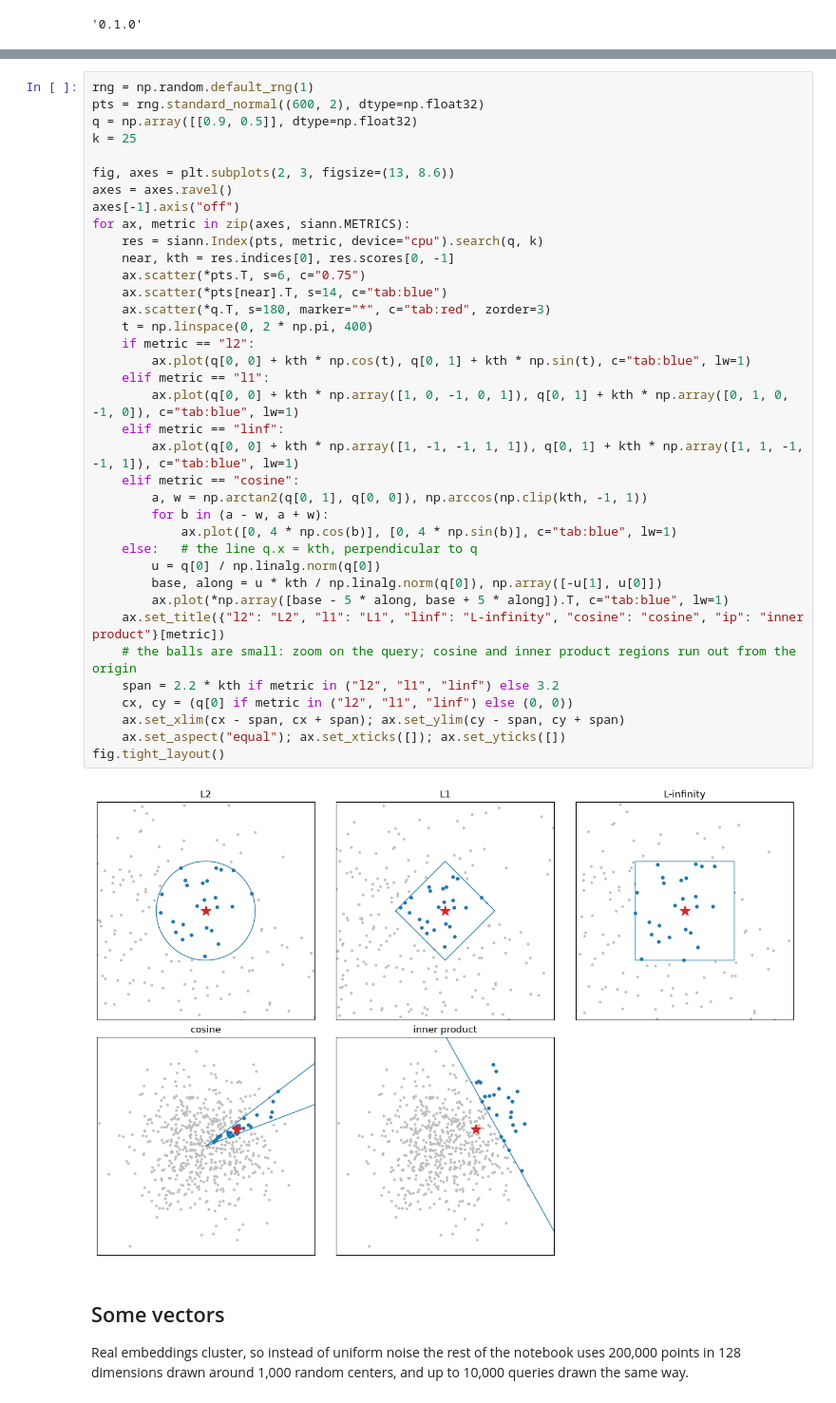
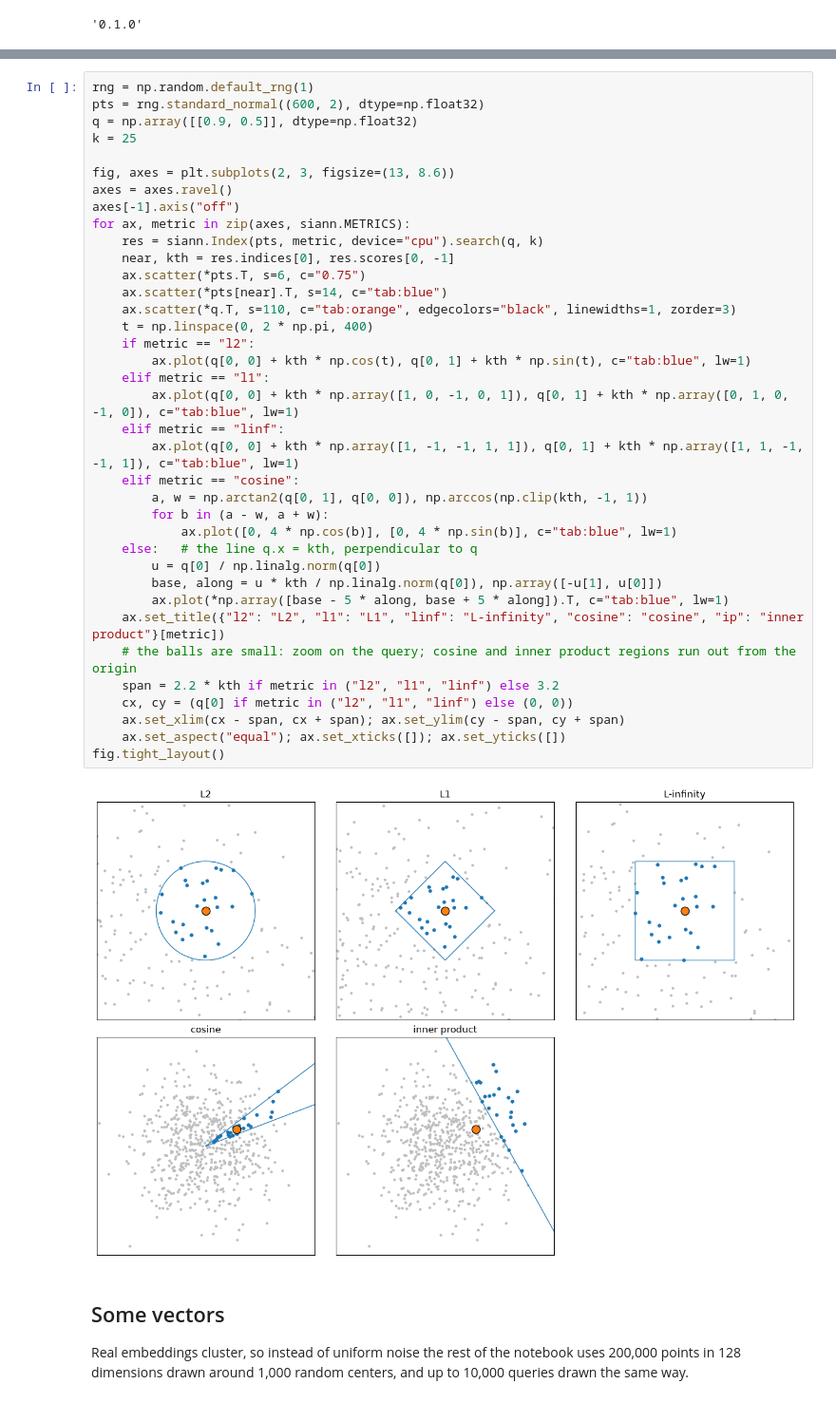
Before and after one commit to vglazer/siann, a Jupyter notebook: examples/quickstart.ipynb, the cells around one changed output, grey strips where cells are left out. Shown at 95% size. Drawn from its saved outputs; the diff is of its cells as text.

```diff
--- a/examples/quickstart.ipynb
+++ b/examples/quickstart.ipynb
@@ -47,35 +47,35 @@ fig, axes = plt.subplots(2, 3, figsize=(13, 8.6))
 axes = axes.ravel()
 axes[-1].axis("off")
 for ax, metric in zip(axes, siann.METRICS):
     res = siann.Index(pts, metric, device="cpu").search(q, k)
     near, kth = res.indices[0], res.scores[0, -1]
     ax.scatter(*pts.T, s=6, c="0.75")
     ax.scatter(*pts[near].T, s=14, c="tab:blue")
-    ax.scatter(*q.T, s=180, marker="*", c="tab:red", zorder=3)
+    ax.scatter(*q.T, s=110, c="tab:orange", edgecolors="black", linewidths=1, zorder=3)
     t = np.linspace(0, 2 * np.pi, 400)
     if metric == "l2":
         ax.plot(q[0, 0] + kth * np.cos(t), q[0, 1] + kth * np.sin(t), c="tab:blue", lw=1)
     elif metric == "l1":
         ax.plot(q[0, 0] + kth * np.array([1, 0, -1, 0, 1]), q[0, 1] + kth * np.array([0, 1, 0, -1, 0]), c="tab:blue", lw=1)
     elif metric == "linf":
         ax.plot(q[0, 0] + kth * np.array([1, -1, -1, 1, 1]), q[0, 1] + kth * np.array([1, 1, -1, -1, 1]), c="tab:blue", lw=1)
     elif metric == "cosine":
         a, w = np.arctan2(q[0, 1], q[0, 0]), np.arccos(np.clip(kth, -1, 1))
         for b in (a - w, a + w):
             ax.plot([0, 4 * np.cos(b)], [0, 4 * np.sin(b)], c="tab:blue", lw=1)
     else:   # the line q.x = kth, perpendicular to q
         u = q[0] / np.linalg.norm(q[0])
         base, along = u * kth / np.linalg.norm(q[0]), np.array([-u[1], u[0]])
         ax.plot(*np.array([base - 5 * along, base + 5 * along]).T, c="tab:blue", lw=1)
     ax.set_title({"l2": "L2", "l1": "L1", "linf": "L-infinity", "cosine": "cosine", "ip": "inner product"}[metric])
     # the balls are small: zoom on the query; cosine and inner product regions run out from the origin
     span = 2.2 * kth if metric in ("l2", "l1", "linf") else 3.2
     cx, cy = (q[0] if metric in ("l2", "l1", "linf") else (0, 0))
     ax.set_xlim(cx - span, cx + span); ax.set_ylim(cy - span, cy + span)
     ax.set_aspect("equal"); ax.set_xticks([]); ax.set_yticks([])
 fig.tight_layout()
 # %% [output]
-[figure, old version]
+[figure, new version]
 # %% [markdown]
 ## Some vectors
 
```
Also changed, not shown: parts of 6 cells of this notebook, 12 other files.
